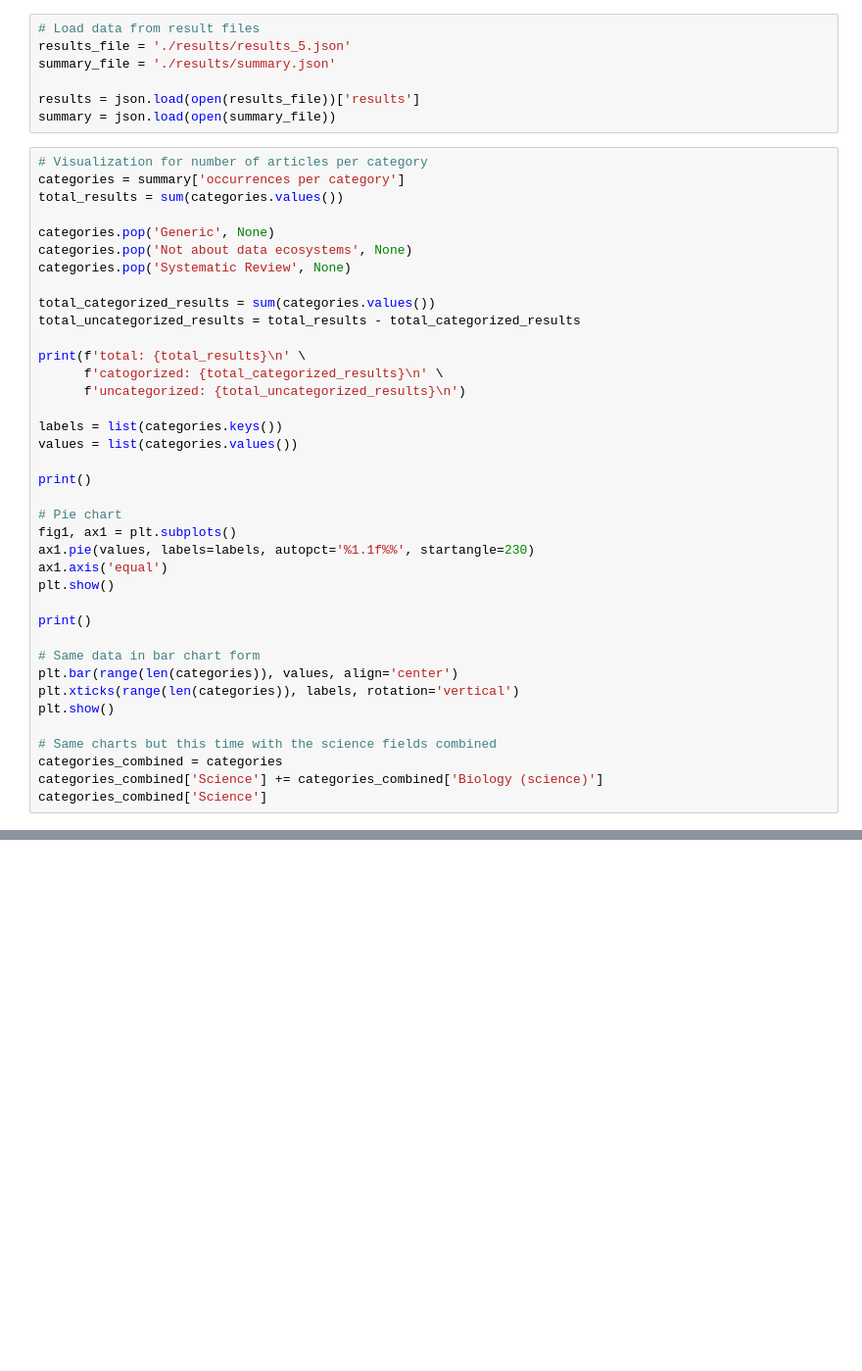
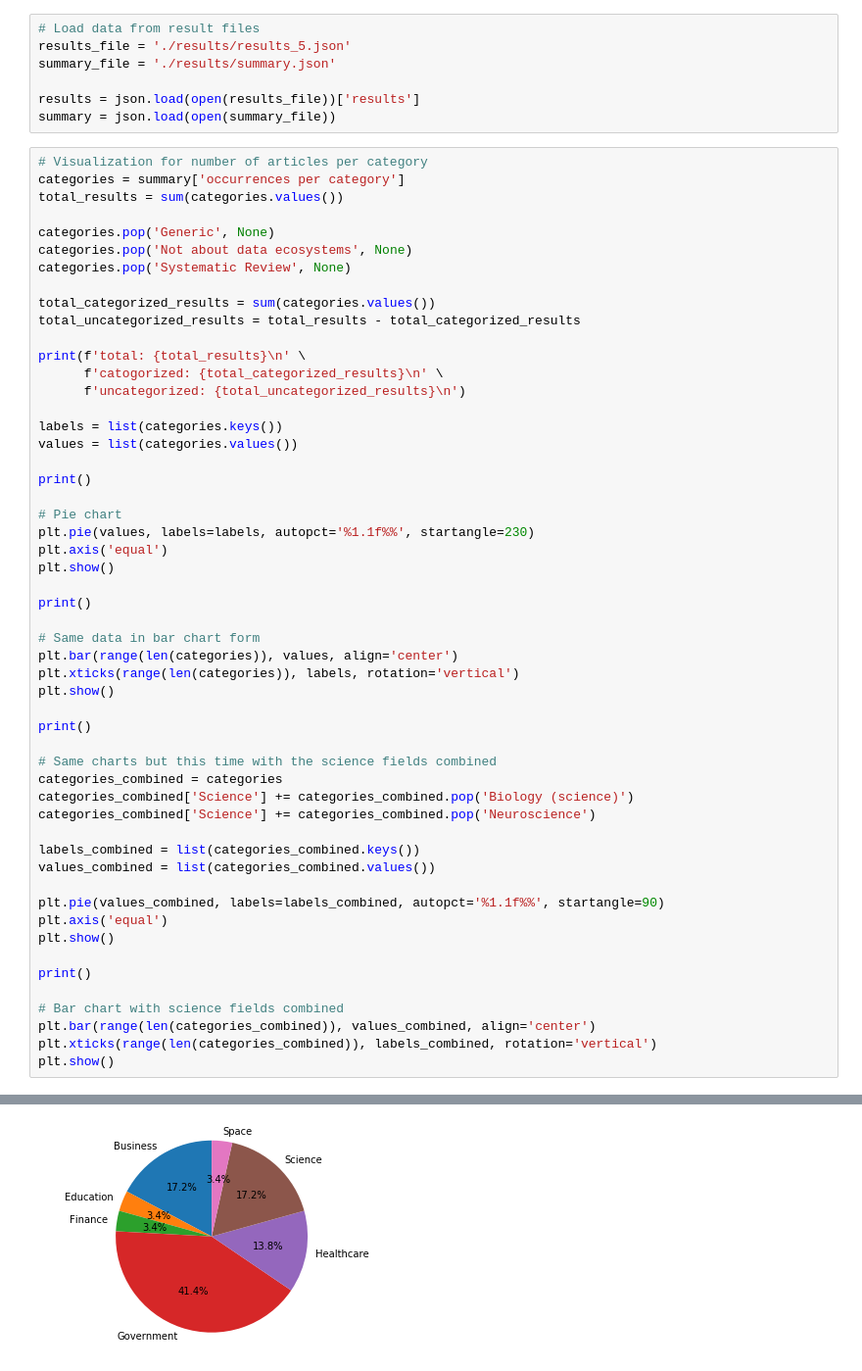
Before and after one commit to eddyvdaker/Systematic-Mapping-Review-Dataecosystems, a Jupyter notebook: visualisation.ipynb, the cells around one changed output, grey strips where cells are left out. Shown at 98% size. Drawn from its saved outputs; the diff is of its cells as text; blank space fills up the shorter version.

Commit message:
Added bar and pie charts for categorization of studies

```diff
--- a/visualisation.ipynb
+++ b/visualisation.ipynb
@@ -31,9 +31,8 @@ values = list(categories.values())
 print()
 
 # Pie chart
-fig1, ax1 = plt.subplots()
-ax1.pie(values, labels=labels, autopct='%1.1f%%', startangle=230)
-ax1.axis('equal')
+plt.pie(values, labels=labels, autopct='%1.1f%%', startangle=230)
+plt.axis('equal')
 plt.show()
 
 print()
@@ -43,8 +42,24 @@ plt.bar(range(len(categories)), values, align='center')
 plt.xticks(range(len(categories)), labels, rotation='vertical')
 plt.show()
 
+print()
+
 # Same charts but this time with the science fields combined
 categories_combined = categories
-categories_combined['Science'] += categories_combined['Biology (science)']
-categories_combined['Science']
+categories_combined['Science'] += categories_combined.pop('Biology (science)')
+categories_combined['Science'] += categories_combined.pop('Neuroscience')
+
+labels_combined = list(categories_combined.keys())
+values_combined = list(categories_combined.values())
+
+plt.pie(values_combined, labels=labels_combined, autopct='%1.1f%%', startangle=90)
+plt.axis('equal')
+plt.show()
+
+print()
+
+# Bar chart with science fields combined
+plt.bar(range(len(categories_combined)), values_combined, align='center')
+plt.xticks(range(len(categories_combined)), labels_combined, rotation='vertical')
+plt.show()
 # %% [output]
@@ -54,2 +69,3 @@ uncategorized: 0
 [figure]
 [figure]
+[figure, added]
```
Also changed, not shown: parts of 1 cell of this notebook.
